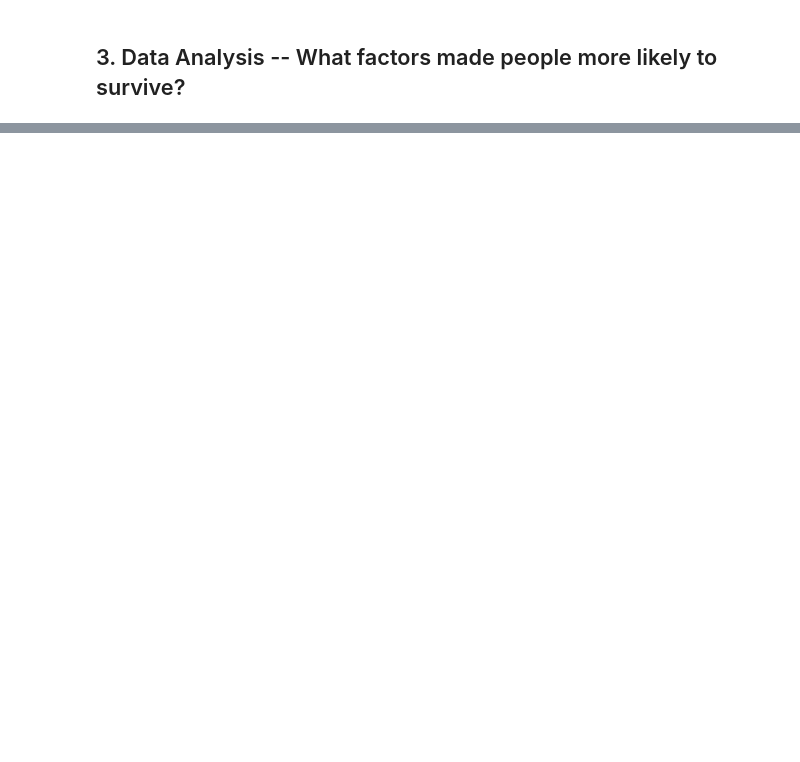
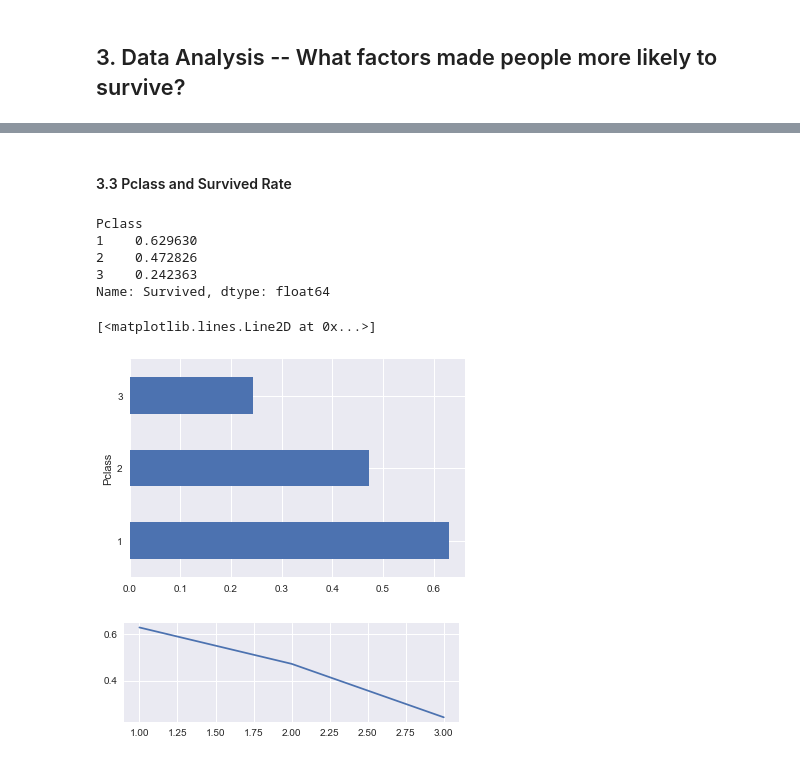
Before and after one commit to freena22/Data-Analysis-Projects, a Jupyter notebook: 01Kaggle_Titanic_Survival.ipynb, the cells around one changed output, grey strips where cells are left out. Saved outputs shown, nothing was run; the diff lists cells and outputs as text; code cells hidden in the pictures; blank space fills up the shorter version.

```diff
--- a/01Kaggle_Titanic_Survival.ipynb
+++ b/01Kaggle_Titanic_Survival.ipynb
@@ -132,0 +174,20 @@ titanic.describe()
+# %% [markdown]
+#### 3.3 Pclass and Survived Rate
+# %%
+Pclass_survived_rate = survived_rate('Pclass')
+print(Pclass_survived_rate)
+
+Pclass_survived_rate.plot(kind='barh')
+
+fig = plt.figure()
+ax = fig.add_subplot(2,1,1)
+ax.plot(Pclass_survived_rate)
+# %% [output]
+Pclass
+1    0.629630
+2    0.472826
+3    0.242363
+Name: Survived, dtype: float64
+[<matplotlib.lines.Line2D at 0x...>]
+[figure, added]
+[figure, added]
```
Also changed, not shown: parts of 21 cells of this notebook.
